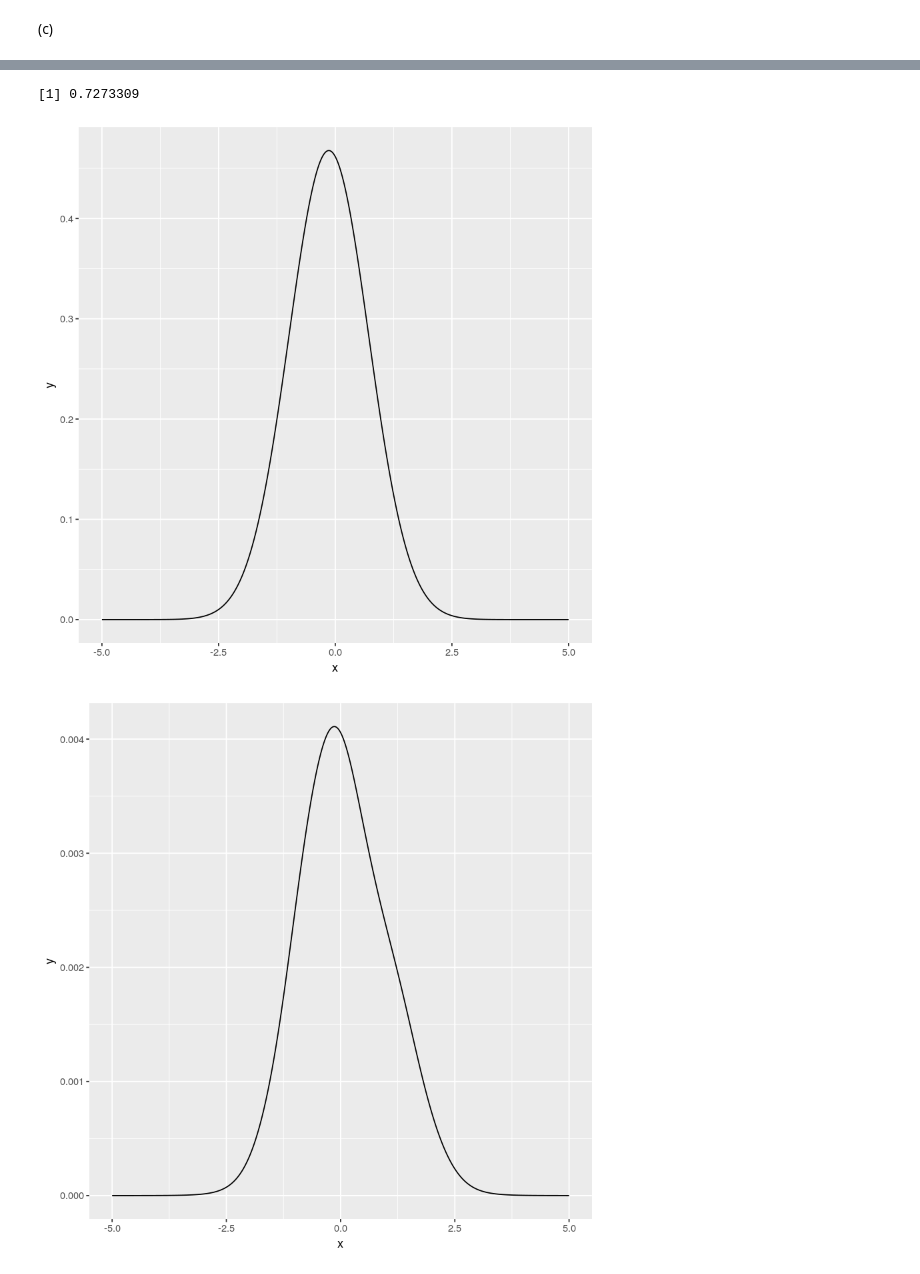
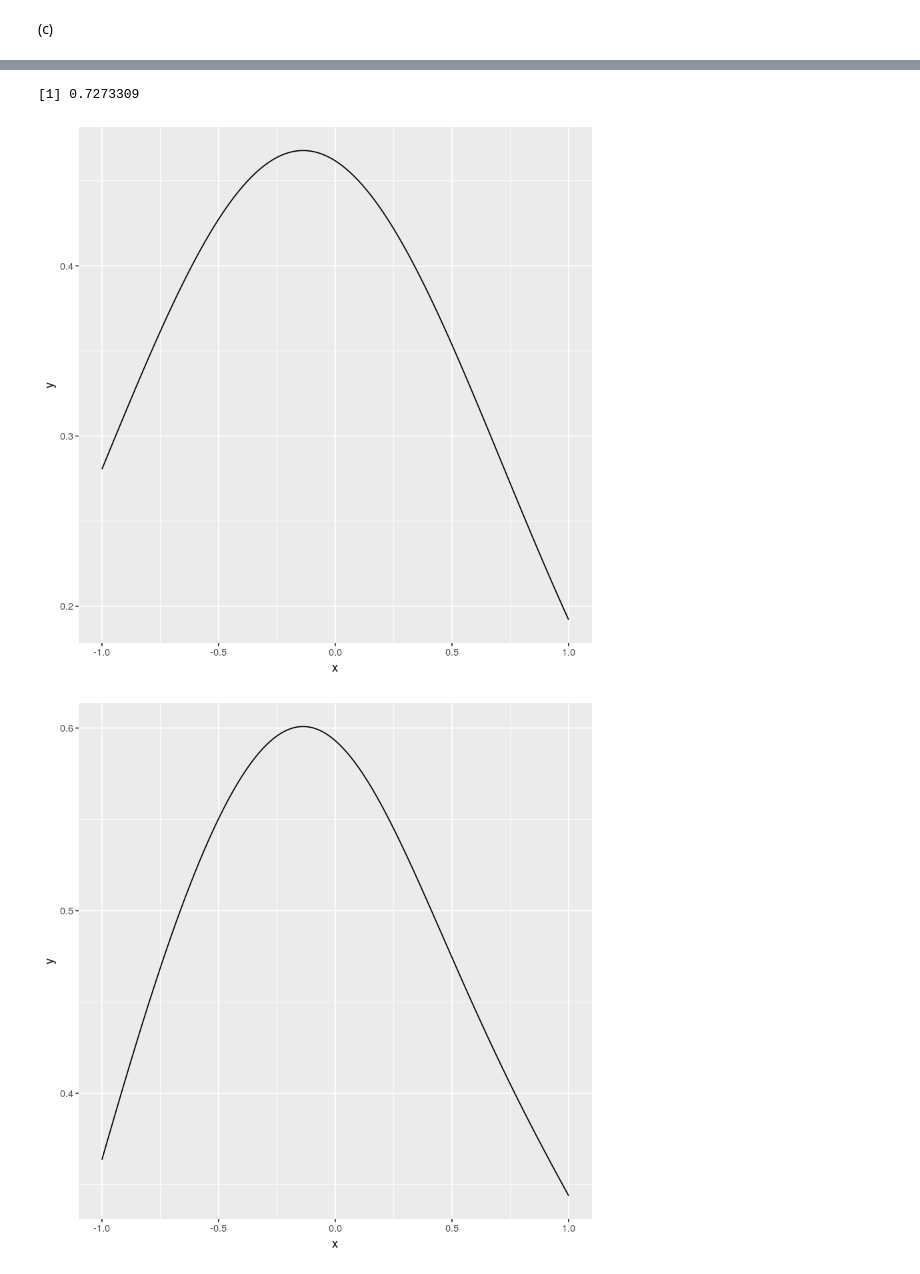
Before and after one commit to ccybnumath/ccybnumath.github.io, a Jupyter notebook: posts/BDA-4.7.1.ipynb, the cells around one changed output, grey strips where cells are left out. Drawn from its saved outputs; the diff is of its cells as text; code cells hidden in the pictures.

```diff
--- a/posts/BDA-4.7.1.ipynb
+++ b/posts/BDA-4.7.1.ipynb
@@ -25,33 +25,36 @@ print(theta0)
 # %%
 library(tidyverse)
 Df <- sum(2*((theta0-y)^2-1)/(1+(theta0-y)^2)^2)
 
 (-1/Df)
-
-theta2 = seq(-5,5,length.out = 500)
+a <- 1
+N <- 10000
+dx <- 2*a/N
+theta2 = seq(-a,a,length.out = N)
 postf.approx <- dnorm(theta2,theta0,sqrt(-1/Df))
 df1 <- data.frame(x =theta2, y = postf.approx, type = rep("norm",length(theta2)))
 ggplot(df1,aes(x,y))+
     geom_line()
-m <- 100
-theta2 = seq(-5,5,by=1/m)
+# m <- 100
+theta2 = seq(-a,a,length.out = N)
 postf <- rep(0,length(theta2))
 for(i in 1:length(postf)){
     postf[i] <- sum(log(1/(1+(y-theta2[i])^2)))
 }
-postf = exp(postf - log(sum(exp(postf-max(postf)))) - max(postf))
+postf = exp(postf - log(sum(exp(postf-max(postf)))) - max(postf))/dx
+# postf = exp(postf-max(postf))
 df2 <- data.frame(x =theta2, y = postf, type = rep("exact",length(theta2)))
 ggplot(df2,aes(x,y))+
     geom_line()
 # %% [output]
 ── Attaching packages ─────────────────────────────────────── tidyverse 1.2.1 ──
 ✔ ggplot2 3.1.0       ✔ purrr   0.3.2
 ✔ tibble  2.1.1       ✔ dplyr   0.8.0.1
 ✔ tidyr   0.8.3       ✔ stringr 1.4.0
 ✔ readr   1.3.1       ✔ forcats 0.4.0
 ── Conflicts ────────────────────────────────────────── tidyverse_conflicts() ──
 ✖ dplyr::filter() masks stats::filter()
 ✖ dplyr::lag()    masks stats::lag()
 [1] 0.7273309
-[figure, old version]
+[figure, new version]
-[figure, old version]
+[figure, new version]
```
Also changed, not shown: parts of 1 cell of this notebook.
